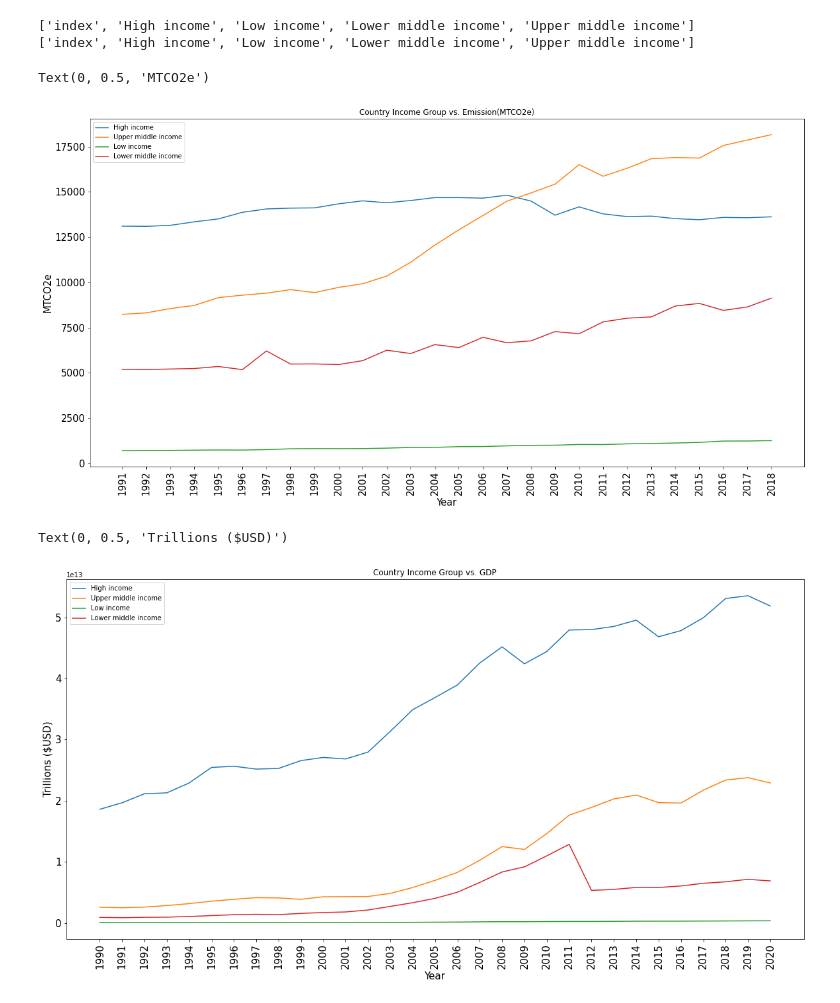
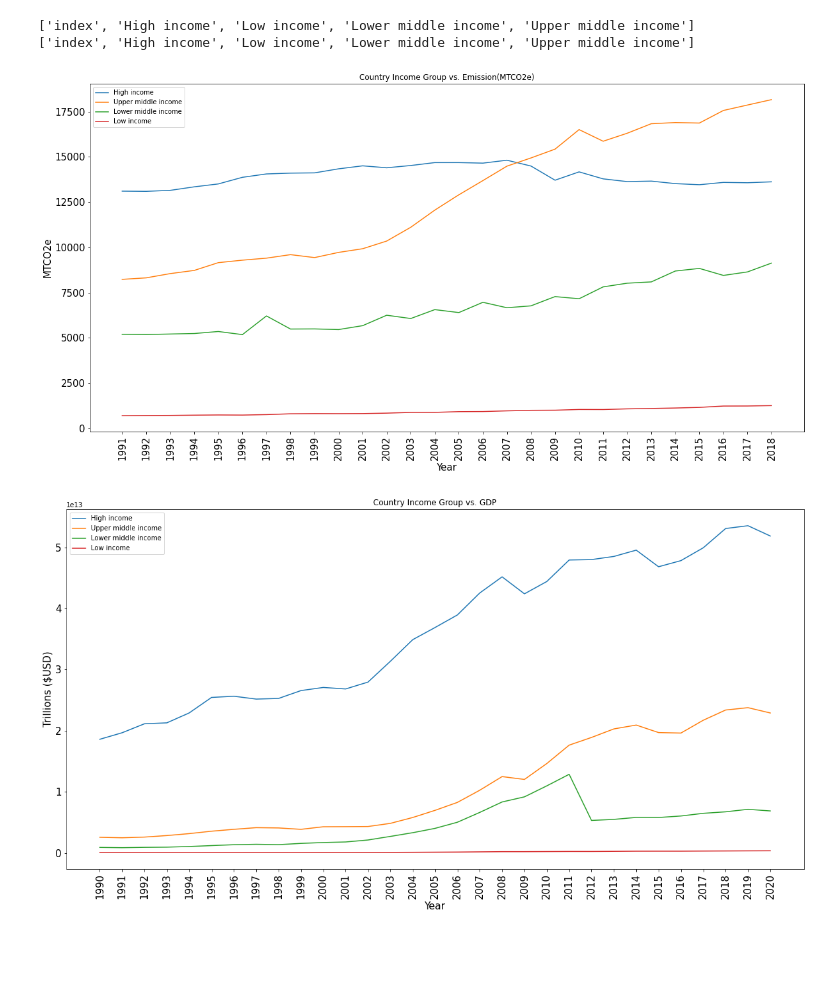
Before and after one commit to douglas-robertson/Project1, a Jupyter notebook: emission_GDP_merge_country_data (Cheng).ipynb, the cells around one changed output. Drawn from its saved outputs; the diff is of its cells as text; code cells hidden in the pictures; blank space fills up the shorter version.

Commit message:
graphs completed income group emission and gdp
graphs created for income group for emissions compared to GDP

```diff
--- a/emission_GDP_merge_country_data (Cheng).ipynb
+++ b/emission_GDP_merge_country_data (Cheng).ipynb
@@ -91,28 +91,28 @@ print(gdp_T.columns.tolist())
 # %%
 #Metric tons of carbon dioxide equivalent or MTCO2e is the unit of measurement in this tool.
 #The unit "CO2e" represents an amount of a GHG whose atmospheric impact has been standardized to that of one unit
 #mass of carbon dioxide (CO2), based on the global warming potential (GWP) of the gas.
 plt.figure(figsize=(20,10))
 plt.plot(emission_T["index"], emission_T["High income"], label="High income")
 plt.plot(emission_T["index"], emission_T["Upper middle income"], label="Upper middle income")
+plt.plot(emission_T["index"], emission_T["Lower middle income"], label="Lower middle income")
 plt.plot(emission_T["index"], emission_T["Low income"], label="Low income")
-plt.plot(emission_T["index"], emission_T["Lower middle income"], label="Lower middle income")
 plt.title("Country Income Group vs. Emission(MTCO2e)")
 plt.legend()
 plt.xticks(rotation=90)
 plt.tick_params(axis='x', which='major', labelsize=15)
 plt.tick_params(axis='y', which='major', labelsize=15)
 plt.xlabel("Year" , fontsize=15)
 plt.ylabel("MTCO2e", fontsize=15)
+grp_Emm = plt.show()
 # %% [output]
-Text(0, 0.5, 'MTCO2e')
-[figure, old version]
+[figure, new version]
 # %%
 plt.figure(figsize=(20,10))
 plt.plot(gdp_T["index"], gdp_T["High income"], label="High income")
 plt.plot(gdp_T["index"], gdp_T["Upper middle income"], label="Upper middle income")
+plt.plot(gdp_T["index"], gdp_T["Lower middle income"], label="Lower middle income")
 plt.plot(gdp_T["index"], gdp_T["Low income"], label="Low income")
-plt.plot(gdp_T["index"], gdp_T["Lower middle income"], label="Lower middle income")
 plt.title("Country Income Group vs. GDP")
 plt.legend()
 plt.xticks(rotation=90)
@@ -120,6 +120,6 @@ plt.tick_params(axis='x', which='major', labelsize=15)
 plt.tick_params(axis='y', which='major', labelsize=15)
 plt.xlabel("Year" , fontsize=15)
 plt.ylabel("Trillions ($USD)", fontsize=15)
+grp_GDP = plt.show()
 # %% [output]
-Text(0, 0.5, 'Trillions ($USD)')
-[figure, old version]
+[figure, new version]
```
Also changed, not shown: parts of 2 cells of this notebook, 1 other file.
